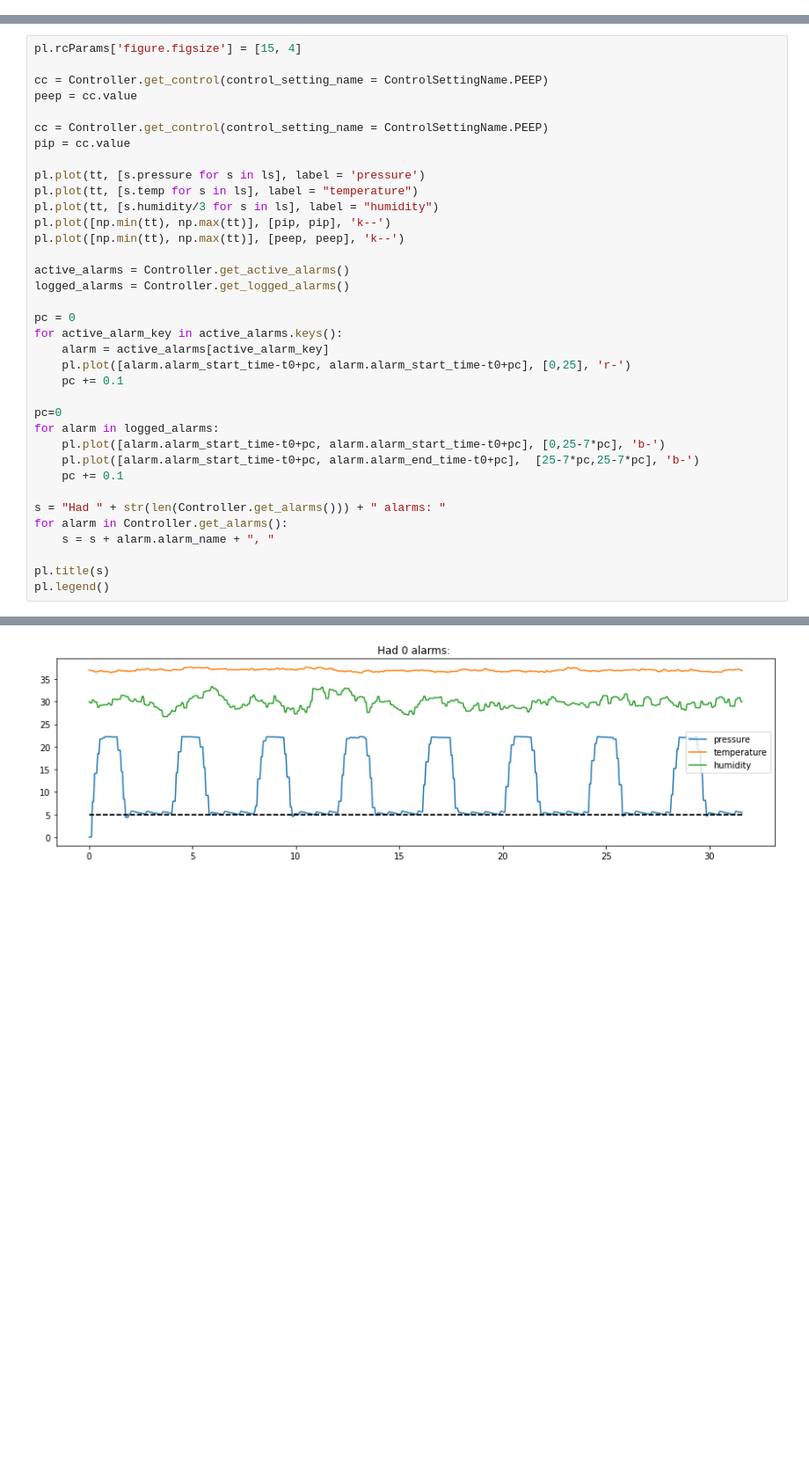
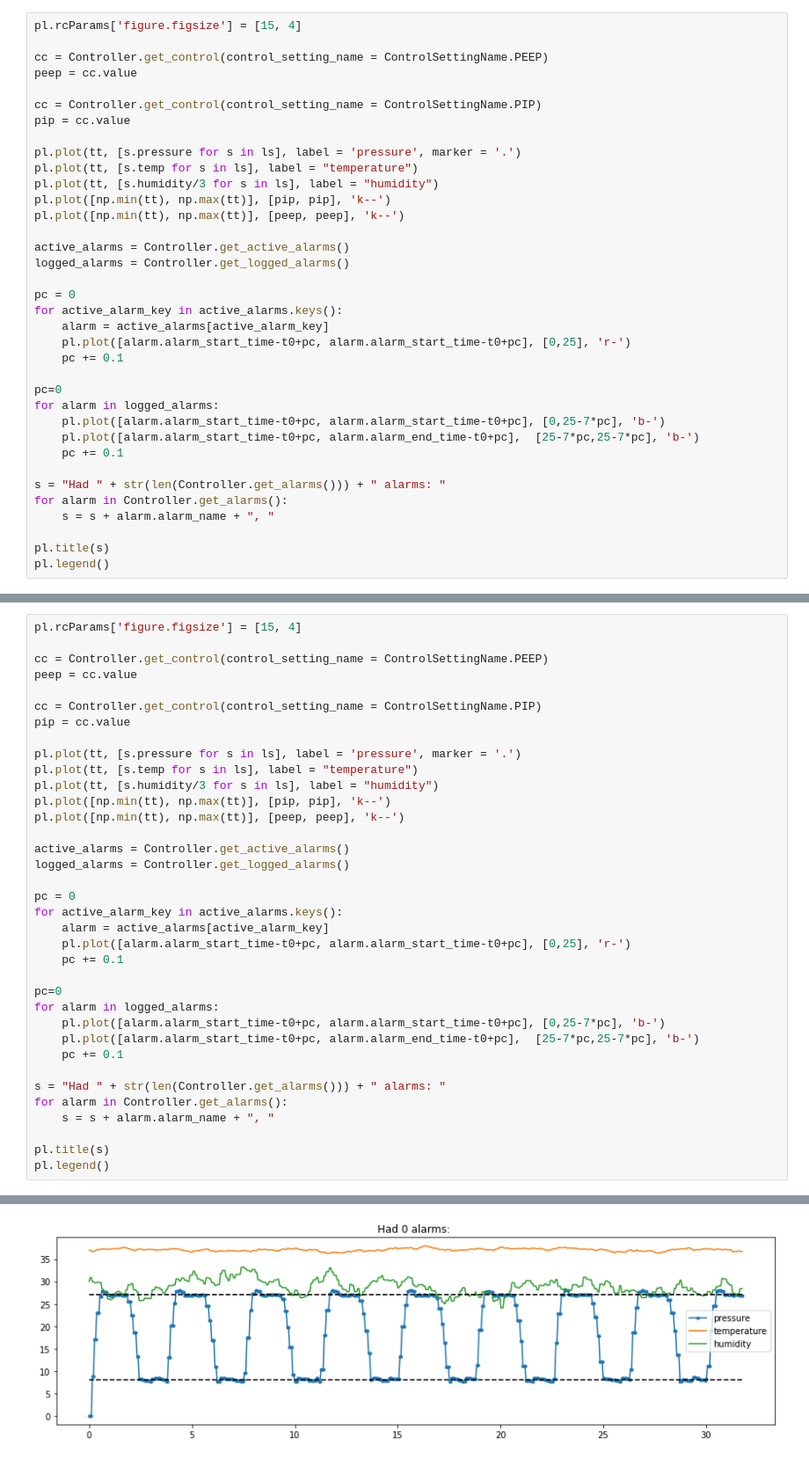
Before and after one commit to CohenLabPrinceton/pvp, a Jupyter notebook: sandbox/testPIDControllerClass.ipynb, the cells around one changed output, grey strips where cells are left out. Shown at 88% size. Drawn from its saved outputs; the diff is of its cells as text; blank space fills up the shorter version.

```diff
--- a/sandbox/testPIDControllerClass.ipynb
+++ b/sandbox/testPIDControllerClass.ipynb
@@ -10,0 +139,36 @@ from vent.common.message import SensorValues, ControlSetting, Alarm, AlarmSeveri
+# %%
+pl.rcParams['figure.figsize'] = [15, 4]
+
+cc = Controller.get_control(control_setting_name = ControlSettingName.PEEP)
+peep = cc.value
+
+cc = Controller.get_control(control_setting_name = ControlSettingName.PIP)
+pip = cc.value
+
+pl.plot(tt, [s.pressure for s in ls], label = 'pressure', marker = '.')
+pl.plot(tt, [s.temp for s in ls], label = "temperature")
+pl.plot(tt, [s.humidity/3 for s in ls], label = "humidity")
+pl.plot([np.min(tt), np.max(tt)], [pip, pip], 'k--')
+pl.plot([np.min(tt), np.max(tt)], [peep, peep], 'k--')
+
+active_alarms = Controller.get_active_alarms()
+logged_alarms = Controller.get_logged_alarms()
+
+pc = 0
+for active_alarm_key in active_alarms.keys():
+    alarm = active_alarms[active_alarm_key]
+    pl.plot([alarm.alarm_start_time-t0+pc, alarm.alarm_start_time-t0+pc], [0,25], 'r-')
+    pc += 0.1
+
+pc=0
+for alarm in logged_alarms:
+    pl.plot([alarm.alarm_start_time-t0+pc, alarm.alarm_start_time-t0+pc], [0,25-7*pc], 'b-')
+    pl.plot([alarm.alarm_start_time-t0+pc, alarm.alarm_end_time-t0+pc],  [25-7*pc,25-7*pc], 'b-')
+    pc += 0.1
+
+s = "Had " + str(len(Controller.get_alarms())) + " alarms: "
+for alarm in Controller.get_alarms():
+    s = s + alarm.alarm_name + ", "
+
+pl.title(s)
+pl.legend()
@@ -48,36 +262,36 @@ pl.rcParams['figure.figsize'] = [15, 4]
 cc = Controller.get_control(control_setting_name = ControlSettingName.PEEP)
 peep = cc.value
 
-cc = Controller.get_control(control_setting_name = ControlSettingName.PEEP)
+cc = Controller.get_control(control_setting_name = ControlSettingName.PIP)
 pip = cc.value
 
-pl.plot(tt, [s.pressure for s in ls], label = 'pressure')
+pl.plot(tt, [s.pressure for s in ls], label = 'pressure', marker = '.')
 pl.plot(tt, [s.temp for s in ls], label = "temperature")
 pl.plot(tt, [s.humidity/3 for s in ls], label = "humidity")
 pl.plot([np.min(tt), np.max(tt)], [pip, pip], 'k--')
 pl.plot([np.min(tt), np.max(tt)], [peep, peep], 'k--')
 
 active_alarms = Controller.get_active_alarms()
 logged_alarms = Controller.get_logged_alarms()
 
 pc = 0
 for active_alarm_key in active_alarms.keys():
     alarm = active_alarms[active_alarm_key]
     pl.plot([alarm.alarm_start_time-t0+pc, alarm.alarm_start_time-t0+pc], [0,25], 'r-')
     pc += 0.1
 
 pc=0
 for alarm in logged_alarms:
     pl.plot([alarm.alarm_start_time-t0+pc, alarm.alarm_start_time-t0+pc], [0,25-7*pc], 'b-')
     pl.plot([alarm.alarm_start_time-t0+pc, alarm.alarm_end_time-t0+pc],  [25-7*pc,25-7*pc], 'b-')
     pc += 0.1
 
 s = "Had " + str(len(Controller.get_alarms())) + " alarms: "
 for alarm in Controller.get_alarms():
     s = s + alarm.alarm_name + ", "
 
 pl.title(s)
 pl.legend()
 # %% [output]
 <matplotlib.legend.Legend at 0x...>
-[figure, old version]
+[figure, new version]
```
Also changed, not shown: parts of 11 cells of this notebook.
